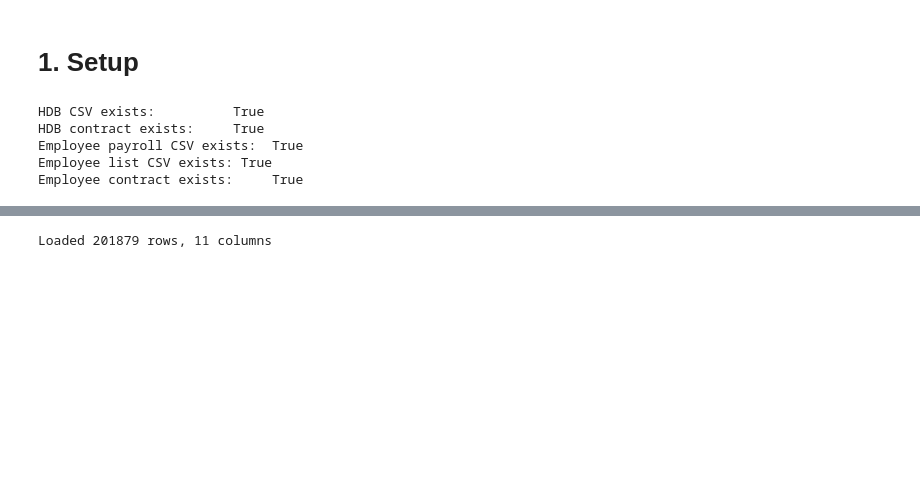
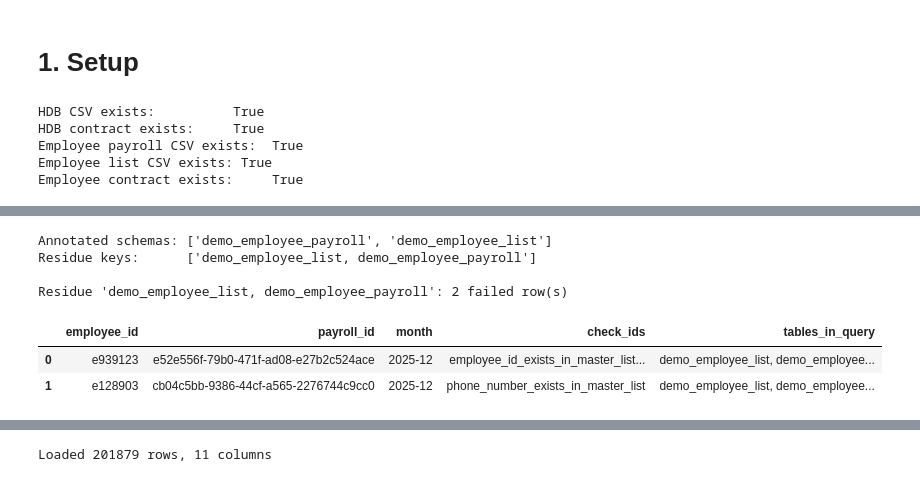
Before and after one commit to govtech-data-practice/vowl, a Jupyter notebook: examples/vowl_usage_patterns_demo.ipynb, the cells around one changed output, grey strips where cells are left out. Drawn from its saved outputs; the diff is of its cells as text; code cells hidden in the pictures; blank space fills up the shorter version.

```diff
--- a/examples/vowl_usage_patterns_demo.ipynb
+++ b/examples/vowl_usage_patterns_demo.ipynb
@@ -59,0 +158,32 @@ Employee contract exists:     True
+# %%
+import warnings
+import ibis
+from vowl.adapters import IbisAdapter
+
+# Load the two Employee tables onto one DuckDB connection (see Section 6)
+con = ibis.duckdb.connect()
+con.create_table("demo_employee_payroll", pd.read_csv(EMPLOYEE_PAYROLL_CSV))
+con.create_table("demo_employee_list", pd.read_csv(EMPLOYEE_LIST_CSV))
+
+with warnings.catch_warnings():
+    warnings.simplefilter("ignore", UserWarning)
+    mt_result = validate_data(contract=str(EMPLOYEE_CONTRACT), adapter=IbisAdapter(con))
+
+mt_output = mt_result.get_annotated_output(include_target=True)
+print("Annotated schemas:", list(mt_output["annotated"].keys()))
+print("Residue keys:     ", list(mt_output["residues"].keys()))
+
+# Each residue is a DataFrame of the failed rows for non-mergeable checks
+for key, residue in mt_output["residues"].items():
+    residue_df = residue.to_pandas()
+    print(f"\nResidue '{key}': {len(residue_df)} failed row(s)")
+    display(residue_df[["employee_id", "payroll_id", "month",
+                        "check_ids", "tables_in_query"]])
+# %% [output]
+Annotated schemas: ['demo_employee_payroll', 'demo_employee_list']
+Residue keys:      ['demo_employee_list, demo_employee_payroll']
+
+Residue 'demo_employee_list, demo_employee_payroll': 2 failed row(s)
+|  | employee_id | payroll_id | month | check_ids | tables_in_query |
+| 0 | e939123 | e52e556f-79b0-471f-ad08-e27b2c524ace | 2025-12 | employee_id_exists_in_master_list... | demo_employee_list, demo_employee... |
+| 1 | e128903 | cb04c5bb-9386-44cf-a565-2276744c9cc0 | 2025-12 | phone_number_exists_in_master_list | demo_employee_list, demo_employee... |
```
Also changed, not shown: parts of 29 cells of this notebook, 2 other files.
